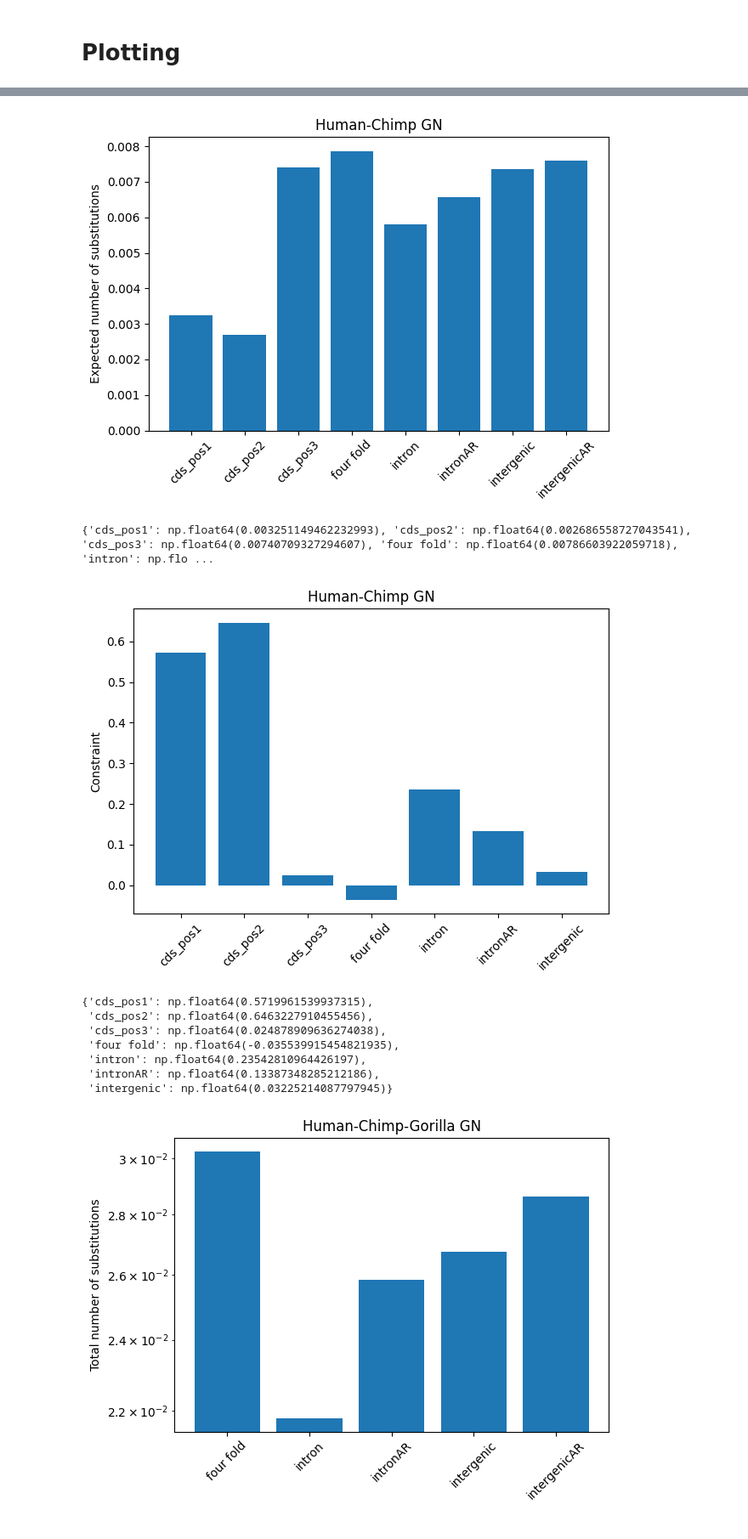
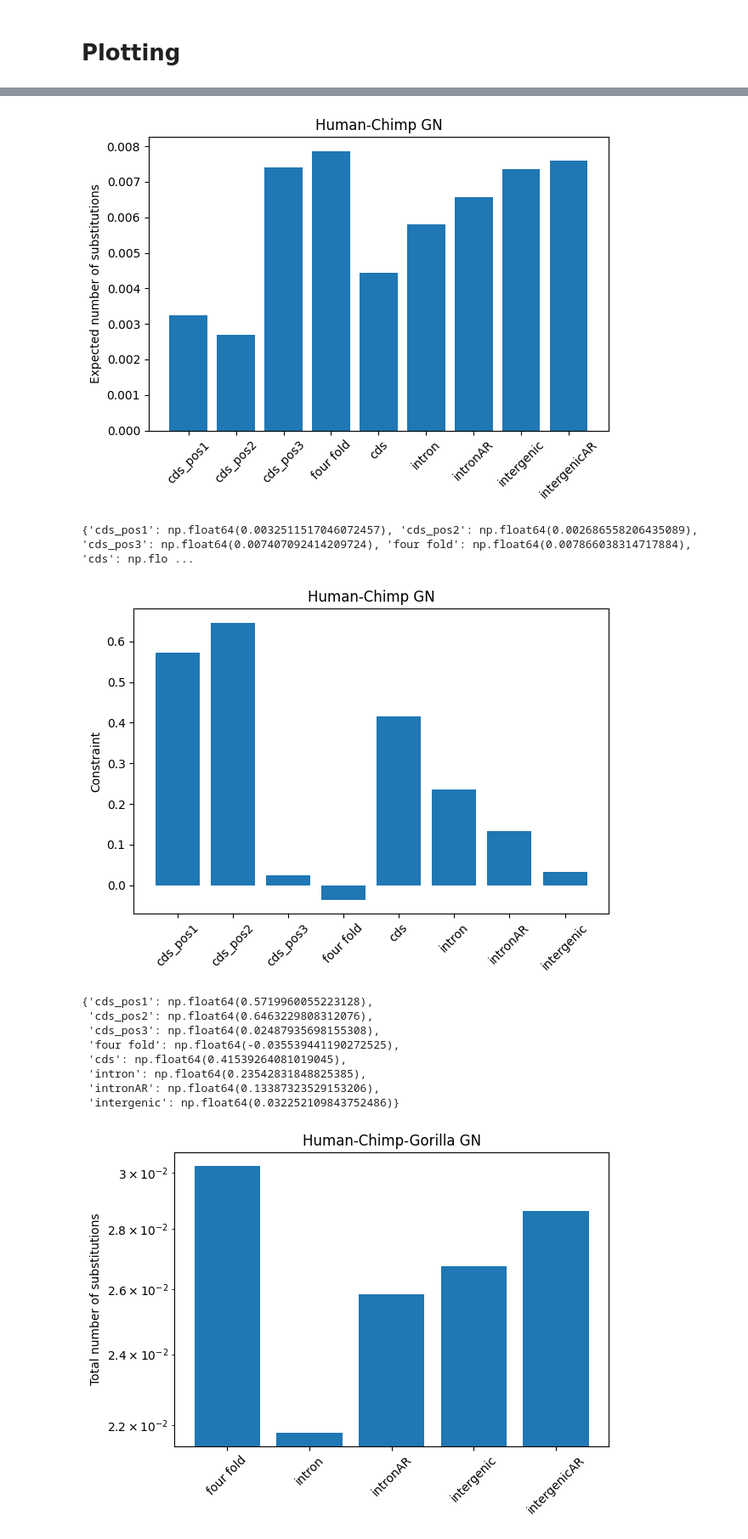
Before and after one commit to uliseshmc/EstimatingUd, a Jupyter notebook: GN_model.ipynb, the cells around one changed output, grey strips where cells are left out. Shown at 85% size. Drawn from its saved outputs; the diff is of its cells as text; code cells hidden in the pictures.

```diff
--- a/GN_model.ipynb
+++ b/GN_model.ipynb
@@ -741,53 +707,56 @@ ENS_human_GN = {
     "cds_pos2": humanENS_pos2,
     "cds_pos3": humanENS_pos3,
     "four fold": humanENS_ffold,
+    "cds": humanENS_cdsall,
     "intron": humanENS_intron,
     "intronAR": humanENS_intronAR,
-    "intergenic": humanENS_intergenic,
-    "intergenicAR": humanENS_intergenicAR
+    "intergenic": humanENS_inter,
+    "intergenicAR": humanENS_interAR
 
 }
 
 constraint_GN = {
-    "cds_pos1": 1-humanENS_pos1/humanENS_intergenicAR,
-    "cds_pos2": 1-humanENS_pos2/humanENS_intergenicAR,
-    "cds_pos3": 1-humanENS_pos3/humanENS_intergenicAR,
-    "four fold": 1-humanENS_ffold/humanENS_intergenicAR,
-    "intron": 1-humanENS_intron/humanENS_intergenicAR,
-    "intronAR": 1-humanENS_intronAR/humanENS_intergenicAR,
-    "intergenic": 1-humanENS_intergenic/humanENS_intergenicAR
+    "cds_pos1": 1-humanENS_pos1/humanENS_interAR,
+    "cds_pos2": 1-humanENS_pos2/humanENS_interAR,
+    "cds_pos3": 1-humanENS_pos3/humanENS_interAR,
+    "four fold": 1-humanENS_ffold/humanENS_interAR,
+    "cds": 1-humanENS_cdsall/humanENS_interAR,
+    "intron": 1-humanENS_intron/humanENS_interAR,
+    "intronAR": 1-humanENS_intronAR/humanENS_interAR,
+    "intergenic": 1-humanENS_inter/humanENS_interAR
 }
 
 plt.figure()
 plt.bar(ENS_human_GN.keys(), ENS_human_GN.values())
 plt.ylabel("Expected number of substitutions")
 plt.title("Human-Chimp GN")
 plt.xticks(rotation=45)
 plt.tight_layout()
 plt.show()
 
 print(ENS_human_GN)
 
 plt.figure()
 plt.bar(constraint_GN.keys(), constraint_GN.values())
 plt.ylabel("Constraint")
 plt.title("Human-Chimp GN")
 plt.xticks(rotation=45)
 plt.tight_layout()
 plt.show()
 
 constraint_GN
 # %% [output]
-[figure, old version]
+[figure, new version]
-{'cds_pos1': np.float64(0.003251149462232993), 'cds_pos2': np.float64(0.002686558727043541), 'cds_pos3': np.float64(0.00740709327294607), 'four fold': np.float64(0.00786603922059718), 'intron': np.flo ...
+{'cds_pos1': np.float64(0.0032511517046072457), 'cds_pos2': np.float64(0.002686558206435089), 'cds_pos3': np.float64(0.007407092414209724), 'four fold': np.float64(0.007866038314717884), 'cds': np.flo ...
-[figure, old version]
+[figure, new version]
-{'cds_pos1': np.float64(0.5719961539937315),
- 'cds_pos2': np.float64(0.6463227910455456),
- 'cds_pos3': np.float64(0.024878909636274038),
- 'four fold': np.float64(-0.035539915454821935),
- 'intron': np.float64(0.23542810964426197),
- 'intronAR': np.float64(0.13387348285212186),
- 'intergenic': np.float64(0.03225214087797945)}
+{'cds_pos1': np.float64(0.5719960055223128),
+ 'cds_pos2': np.float64(0.6463229808312076),
+ 'cds_pos3': np.float64(0.02487935698155308),
+ 'four fold': np.float64(-0.035539441190272525),
+ 'cds': np.float64(0.41539264081019045),
+ 'intron': np.float64(0.23542831848825385),
+ 'intronAR': np.float64(0.13387323529153206),
+ 'intergenic': np.float64(0.032252109843752486)}
 # %%
 totalENS_human_GN = {
     "four fold": totalENS_ffold,
```
Also changed, not shown: parts of 23 cells of this notebook, 3 other files.
